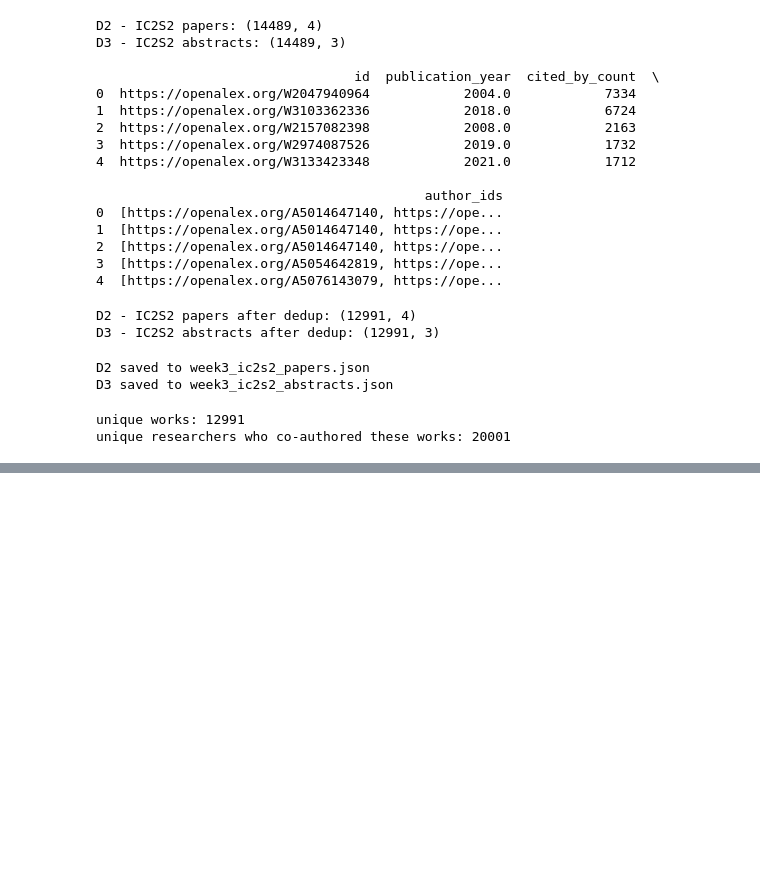
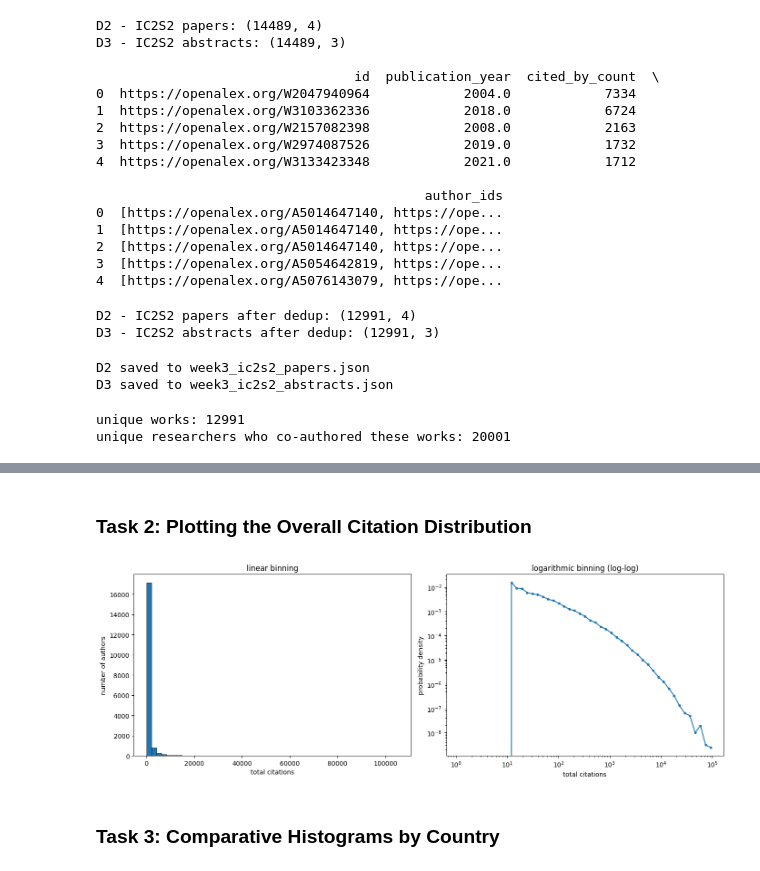
Before and after one commit to poulguoskov/cososc, a Jupyter notebook: exercises/week3.ipynb, the cells around one changed output, grey strips where cells are left out. Drawn from its saved outputs; the diff is of its cells as text; code cells hidden in the pictures; blank space fills up the shorter version.

Commit message:
week 3: collect css dataset (authors, papers, abstracts) + citation distribution analysis

```diff
--- a/exercises/week3.ipynb
+++ b/exercises/week3.ipynb
@@ -381,0 +751,10 @@ the filters help keep the dataset focused on established, interdisciplinary css
+# %%
+import pandas as pd
+import numpy as np
+import matplotlib.pyplot as plt
+
+css_authors = pd.read_json("week3_css_authors.json")
+css_papers = pd.read_json("week3_css_papers.json")
+
+print(f"authors: {len(css_authors)}")
+print(f"papers: {len(css_papers)}")
@@ -381,0 +764,13 @@ the filters help keep the dataset focused on established, interdisciplinary css
+# %%
+# for each paper, credit cited_by_count to each author
+author_citations = {}
+
+for _, row in css_papers.iterrows():
+    for aid in row['author_ids']:
+        author_citations[aid] = author_citations.get(aid, 0) + row['cited_by_count']
+
+# merge into css_authors
+css_authors['total_citations'] = css_authors['id'].map(author_citations).fillna(0).astype(int)
+
+print(f"authors with citations > 0: {(css_authors['total_citations'] > 0).sum()}")
+print(css_authors['total_citations'].describe())
@@ -381,0 +788,28 @@ the filters help keep the dataset focused on established, interdisciplinary css
+# %% [markdown]
+### Task 2: Plotting the Overall Citation Distribution
+# %%
+fig, axes = plt.subplots(1, 2, figsize=(14, 5))
+
+# left: naive linear bins
+counts, bins, _ = axes[0].hist(css_authors['total_citations'], bins=50, edgecolor='black', linewidth=0.5)
+axes[0].set_xlabel('total citations')
+axes[0].set_ylabel('number of authors')
+axes[0].set_title('linear binning')
+
+# right: logarithmic bins on log-log scale
+log_bins = np.logspace(0, np.log10(css_authors['total_citations'].max() + 1), 50)
+counts, bin_edges = np.histogram(css_authors['total_citations'][css_authors['total_citations'] > 0], bins=log_bins, density=True)
+bin_centers = (bin_edges[:-1] + bin_edges[1:]) / 2
+axes[1].plot(bin_centers, counts, 'o-', markersize=3)
+axes[1].set_xscale('log')
+axes[1].set_yscale('log')
+axes[1].set_xlabel('total citations')
+axes[1].set_ylabel('probability density')
+axes[1].set_title('logarithmic binning (log-log)')
+
+plt.tight_layout()
+plt.show()
+# %% [output]
+[figure, added]
+# %% [markdown]
+### Task 3: Comparative Histograms by Country
```
Also changed, not shown: parts of 25 cells of this notebook, 6 other files.
